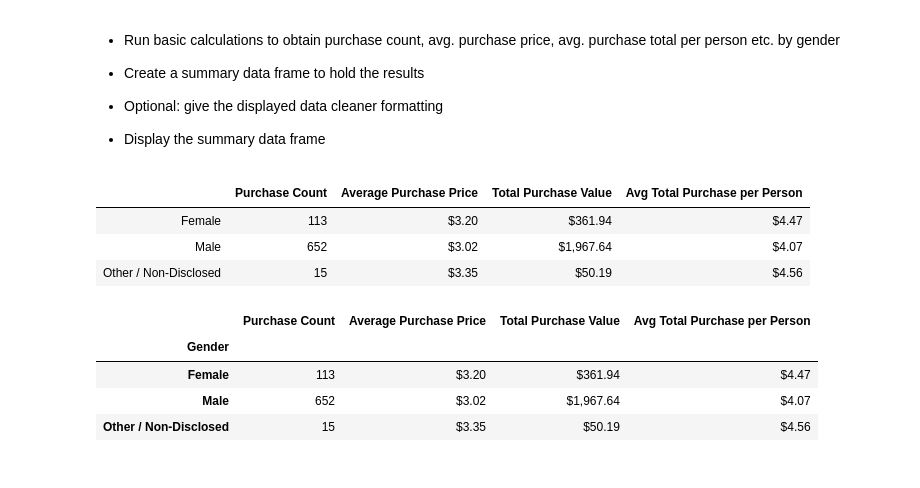
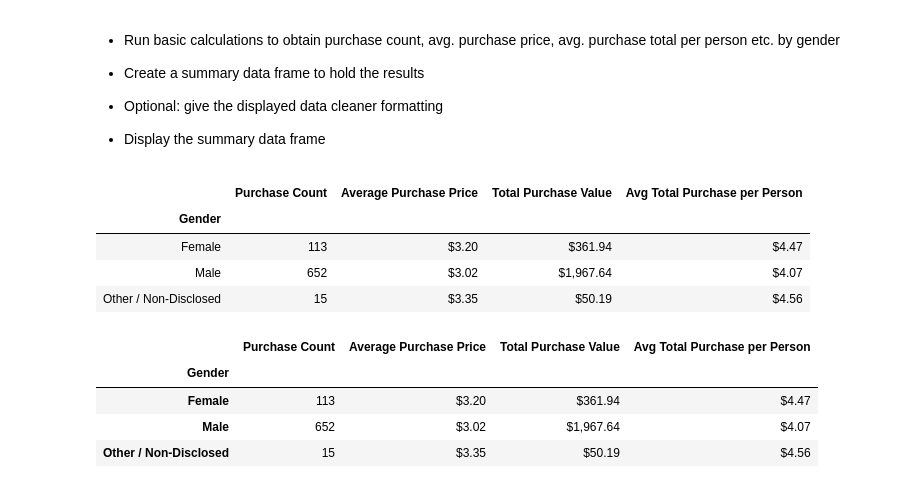
Before and after one commit to Jhyrryl/homework, a Jupyter notebook: pandas-challenge/HeroesOfPymoli/HeroesOfPymoli.ipynb, the cells around one changed output. Saved outputs shown, nothing was run; the diff lists cells and outputs as text; code cells hidden in the pictures.

```diff
--- a/pandas-challenge/HeroesOfPymoli/HeroesOfPymoli.ipynb
+++ b/pandas-challenge/HeroesOfPymoli/HeroesOfPymoli.ipynb
@@ -72,17 +72,18 @@ summary
 
 * Percentage and Count of Other / Non-Disclosed
 # %%
-g = purchase_data.groupby(['Gender'])
+gender_data = purchase_data.copy()
+g = gender_data.groupby(['Gender'])
 
 gender_uniques = g['SN'].unique()
 gender_counts = gender_uniques.apply(lambda x: len(x))
 gender_percs = gender_counts.apply(lambda x: f"{x / total_players * 100 : .2f}%")
 
 gender_index = ["Male", "Female", "Other / Non-Disclosed"]
-gender_results = [ [gender_counts[ndx], gender_percs[ndx]] for ndx in gender_index ]
-gender_columns = ["Total Count", "Percentage of Players"]
+gender_results = [[ndx, gender_counts[ndx], gender_percs[ndx]] for ndx in gender_index ]
+gender_columns = ["Gender", "Total Count", "Percentage of Players"]
 
-gender_summary = pd.DataFrame.from_records(gender_results, index=gender_index, columns=gender_columns)
+gender_summary = pd.DataFrame.from_records(gender_results, index='Gender', columns=gender_columns)
 gender_summary
 # %% [output]
 |  | Total Count | Percentage of Players |
@@ -114,21 +116,24 @@ gender_summary
 # %%
 def dollarize(n):
     return f"${n:,.2f}"
+
 purchase_counts = g['Price'].count()
 purchase_sums = g['Price'].sum()
 purchase_avgs = g['Price'].mean()
 purchase_pers = purchase_sums / gender_counts
 
-purchase_columns = ["Purchase Count", "Average Purchase Price", "Total Purchase Value", "Avg Total Purchase per Person"]
-data = {}
+purchase_columns = ["Gender", "Purchase Count", "Average Purchase Price", "Total Purchase Value", "Avg Total Purchase per Person"]
+data = []
 gender_index.sort()
 for ndx in gender_index:
-    data[ndx] = [purchase_counts[ndx], dollarize(purchase_avgs[ndx]), dollarize(purchase_sums[ndx]), dollarize(purchase_pers[ndx])]
+    r = [ndx, purchase_counts[ndx], dollarize(purchase_avgs[ndx]), dollarize(purchase_sums[ndx]), dollarize(purchase_pers[ndx])]
+    data.append(r)
 
-gender_analysis = pd.DataFrame.from_dict(data, orient='index', columns=purchase_columns)
+gender_analysis = pd.DataFrame.from_records(data, index='Gender', columns=purchase_columns)
 gender_analysis
 # %% [output]
 |  | Purchase Count | Average Purchase Price | Total Purchase Value | Avg Total Purchase per Person |
+| Gender |  |  |  |  |
 | Female | 113 | $3.20 | $361.94 | $4.47 |
 | Male | 652 | $3.02 | $1,967.64 | $4.07 |
 | Other / Non-Disclosed | 15 | $3.35 | $50.19 | $4.56 |
```
Also changed, not shown: parts of 7 cells of this notebook.
